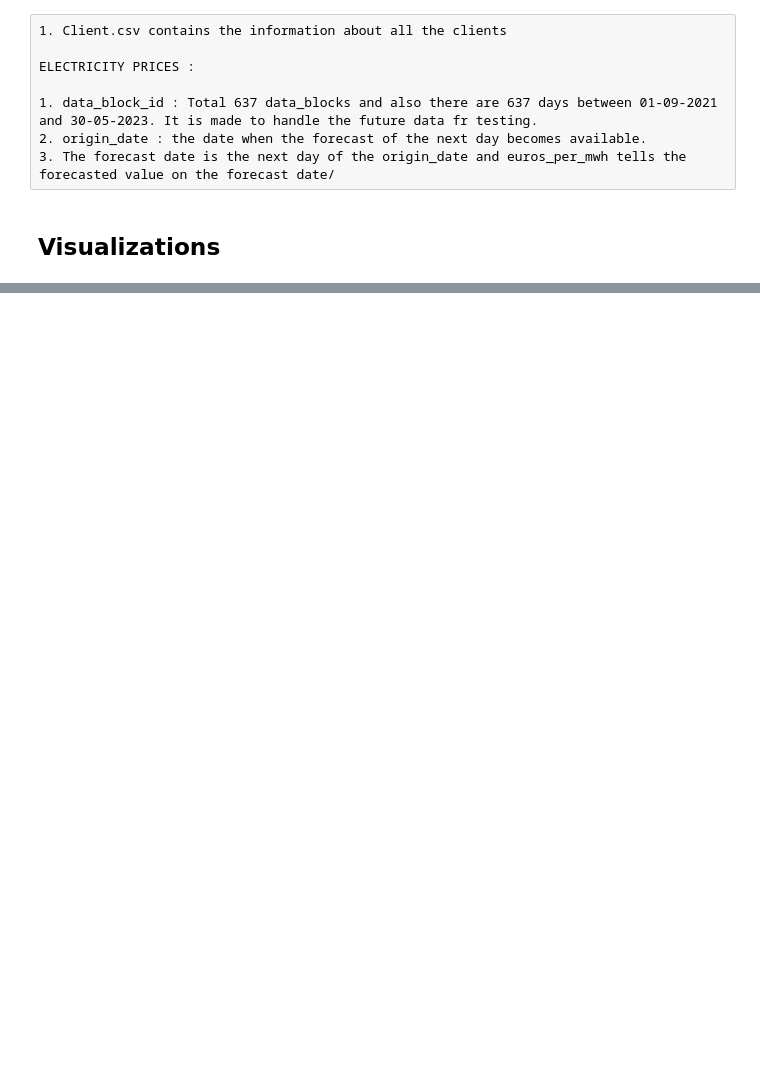
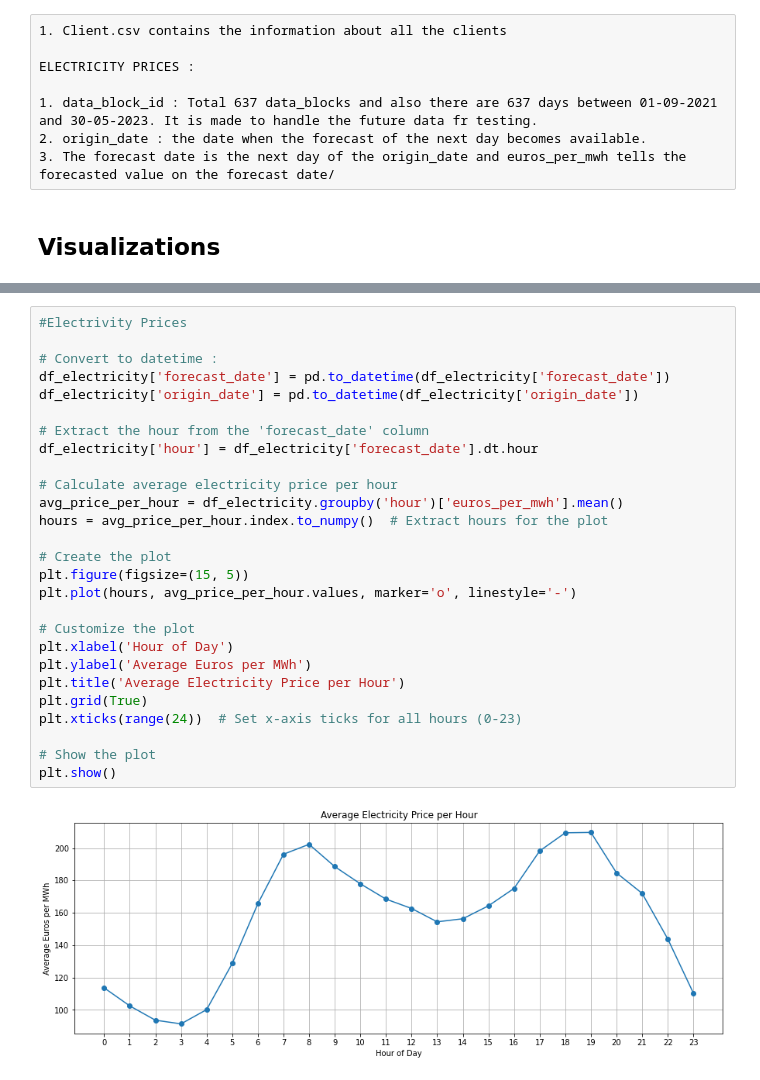
Before and after one commit to Himanshu1948/Enefit, a Jupyter notebook: EDA/EDA.ipynb, the cells around one changed output, grey strips where cells are left out. Cells and saved outputs as stored; diff of their text form; blank space fills up the shorter version.

```diff
--- a/EDA/EDA.ipynb
+++ b/EDA/EDA.ipynb
@@ -203,0 +279,29 @@ final_df
+# %%
+#Electrivity Prices
+
+# Convert to datetime :
+df_electricity['forecast_date'] = pd.to_datetime(df_electricity['forecast_date'])
+df_electricity['origin_date'] = pd.to_datetime(df_electricity['origin_date'])
+
+# Extract the hour from the 'forecast_date' column
+df_electricity['hour'] = df_electricity['forecast_date'].dt.hour
+
+# Calculate average electricity price per hour
+avg_price_per_hour = df_electricity.groupby('hour')['euros_per_mwh'].mean()
+hours = avg_price_per_hour.index.to_numpy()  # Extract hours for the plot
+
+# Create the plot
+plt.figure(figsize=(15, 5))
+plt.plot(hours, avg_price_per_hour.values, marker='o', linestyle='-')
+
+# Customize the plot
+plt.xlabel('Hour of Day')
+plt.ylabel('Average Euros per MWh')
+plt.title('Average Electricity Price per Hour')
+plt.grid(True)
+plt.xticks(range(24))  # Set x-axis ticks for all hours (0-23)
+
+# Show the plot
+plt.show()
+# %% [output]
+[figure, added]
```
Also changed, not shown: parts of 16 cells of this notebook.
